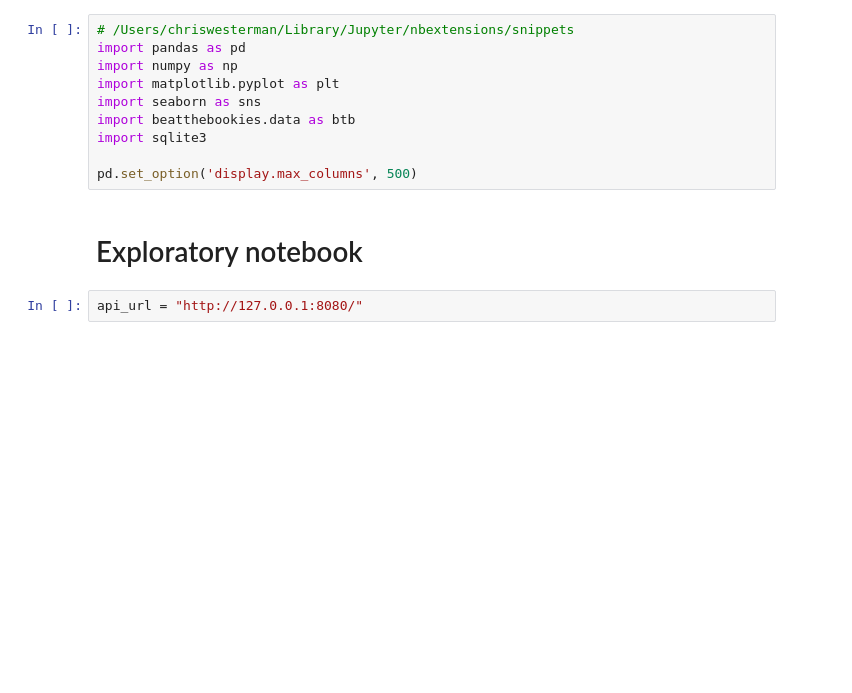
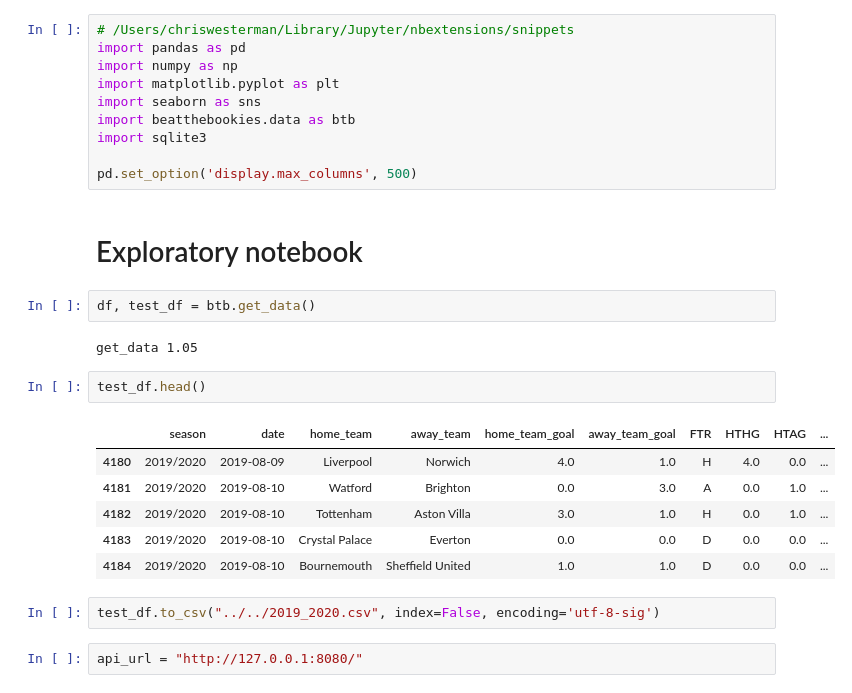
Before and after one commit to georgebrockman/beatthebookies, a Jupyter notebook: beatthebookies/notebooks/chris_explore.ipynb, the cells around one changed output. Cells and saved outputs as stored; diff of their text form; blank space fills up the shorter version.

```diff
--- a/beatthebookies/notebooks/chris_explore.ipynb
+++ b/beatthebookies/notebooks/chris_explore.ipynb
@@ -13,6 +13,21 @@ import sqlite3
 pd.set_option('display.max_columns', 500)
 # %% [markdown]
 # Exploratory notebook
+# %%
+df, test_df = btb.get_data()
+# %% [output]
+get_data 1.05
+# %%
+test_df.head()
+# %% [output]
+|  | season | date | home_team | away_team | home_team_goal | away_team_goal | FTR | HTHG | HTAG | ... |
+| 4180 | 2019/2020 | 2019-08-09 | Liverpool | Norwich | 4.0 | 1.0 | H | 4.0 | 0.0 | ... |
+| 4181 | 2019/2020 | 2019-08-10 | Watford | Brighton | 0.0 | 3.0 | A | 0.0 | 1.0 | ... |
+| 4182 | 2019/2020 | 2019-08-10 | Tottenham | Aston Villa | 3.0 | 1.0 | H | 0.0 | 1.0 | ... |
+| 4183 | 2019/2020 | 2019-08-10 | Crystal Palace | Everton | 0.0 | 0.0 | D | 0.0 | 0.0 | ... |
+| 4184 | 2019/2020 | 2019-08-10 | Bournemouth | Sheffield United | 1.0 | 1.0 | D | 0.0 | 0.0 | ... |
+# %%
+test_df.to_csv("../../2019_2020.csv", index=False, encoding='utf-8-sig')
 # %%
 api_url = "http://127.0.0.1:8080/"
 # %%
```
Also changed, not shown: 2 other files.
